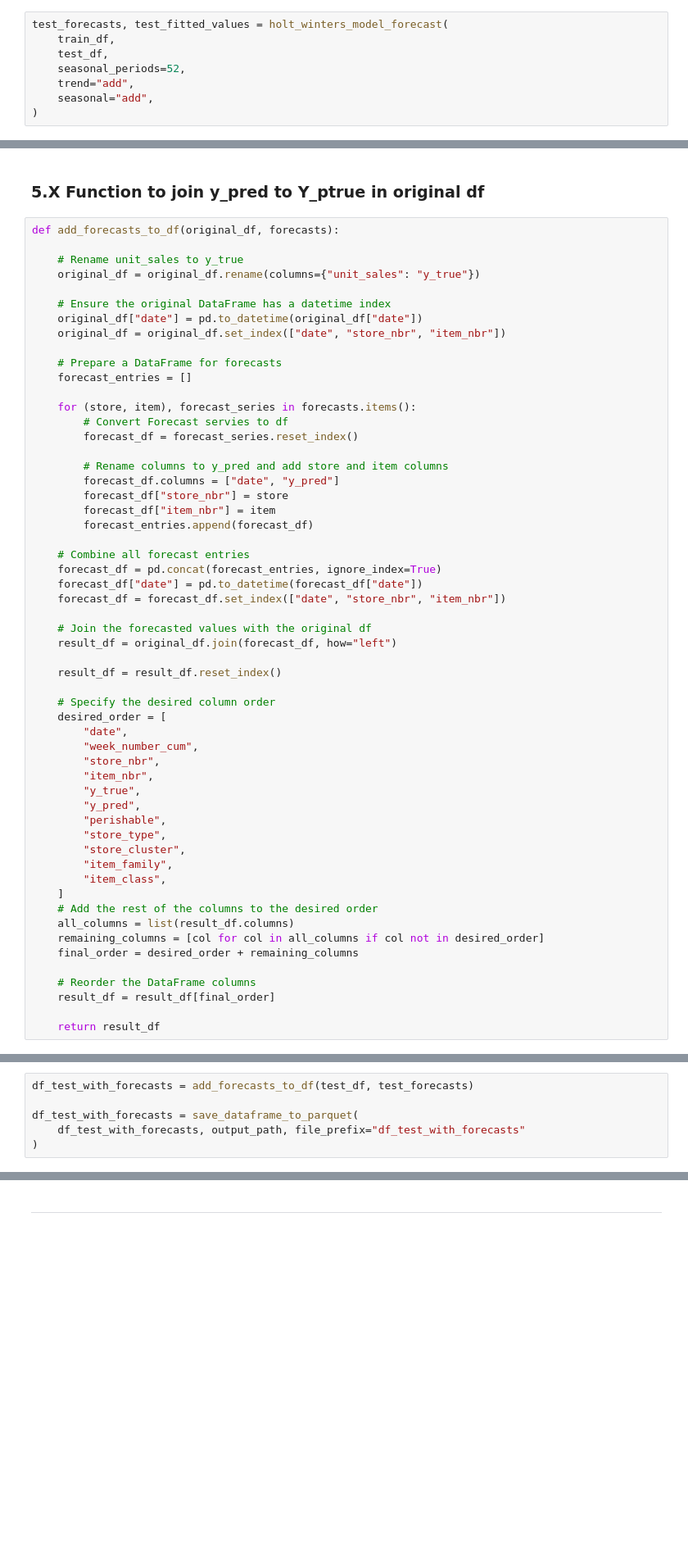
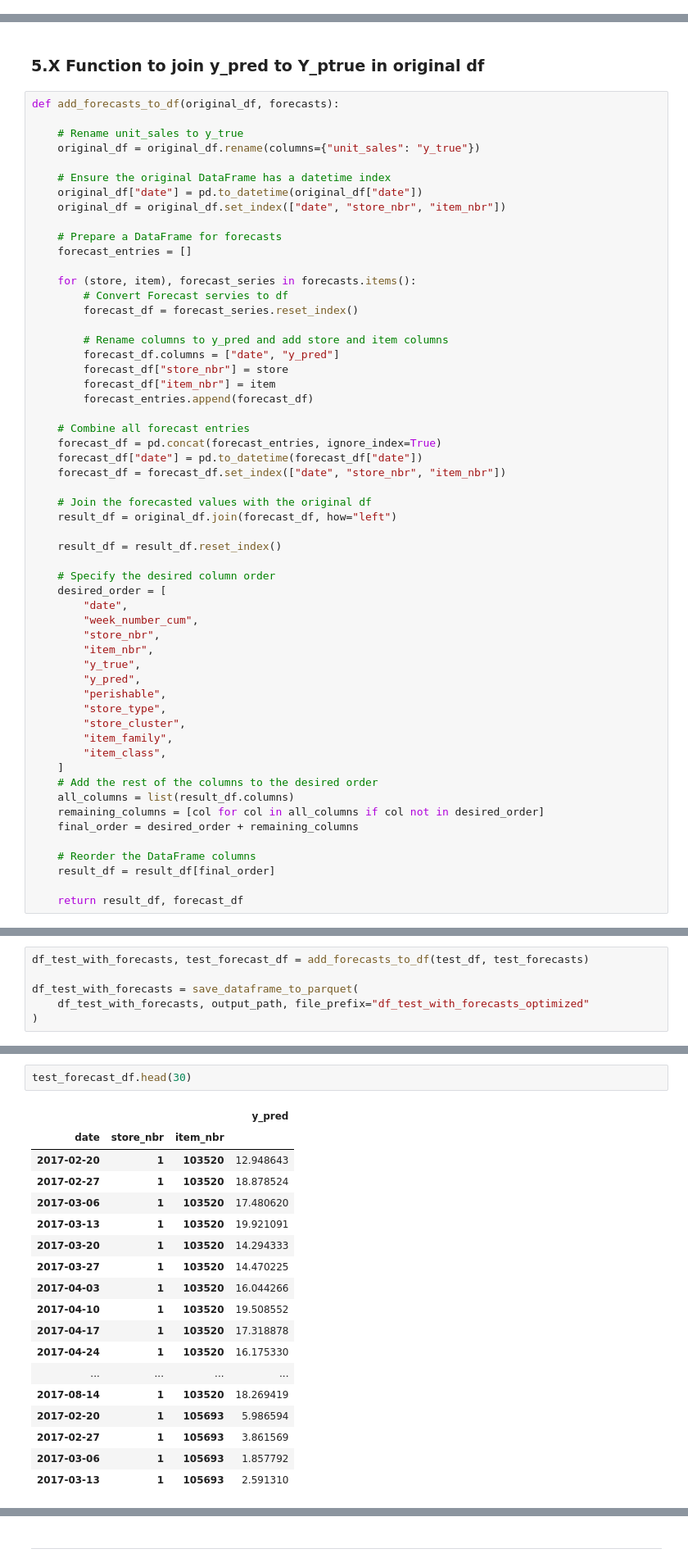
Before and after one commit to AFEngelage/Group4B, a Jupyter notebook: notebooks/2024 10 30 - Split and Model Pipeline - Holt-Winters.ipynb, the cells around one changed output, grey strips where cells are left out. Shown: that part at 82% size. Cells and saved outputs as stored; diff of their text form; blank space fills up the shorter version.

```diff
--- a/notebooks/2024 10 30 - Split and Model Pipeline - Holt-Winters.ipynb
+++ b/notebooks/2024 10 30 - Split and Model Pipeline - Holt-Winters.ipynb
@@ -583,8 +681,0 @@ val_forecasts, val_fitted_values = holt_winters_model_forecast(
-# %%
-test_forecasts, test_fitted_values = holt_winters_model_forecast(
-    train_df,
-    test_df,
-    seasonal_periods=52,
-    trend="add",
-    seasonal="add",
-)
@@ -768,5 +956,5 @@ def add_forecasts_to_df(original_df, forecasts):
     # Reorder the DataFrame columns
     result_df = result_df[final_order]
 
-    return result_df
+    return result_df, forecast_df
 # %%
@@ -778,6 +966,6 @@ df_val_with_forecasts = save_dataframe_to_parquet(
 # %%
-df_test_with_forecasts = add_forecasts_to_df(test_df, test_forecasts)
+df_test_with_forecasts, test_forecast_df = add_forecasts_to_df(test_df, test_forecasts)
 
 df_test_with_forecasts = save_dataframe_to_parquet(
-    df_test_with_forecasts, output_path, file_prefix="df_test_with_forecasts"
+    df_test_with_forecasts, output_path, file_prefix="df_test_with_forecasts_optimized"
 )
@@ -783,0 +982,21 @@ df_test_with_forecasts = save_dataframe_to_parquet(
+# %%
+test_forecast_df.head(30)
+# %% [output]
+|  |  |  | y_pred |
+| date | store_nbr | item_nbr |  |
+| 2017-02-20 | 1 | 103520 | 12.948643 |
+| 2017-02-27 | 1 | 103520 | 18.878524 |
+| 2017-03-06 | 1 | 103520 | 17.480620 |
+| 2017-03-13 | 1 | 103520 | 19.921091 |
+| 2017-03-20 | 1 | 103520 | 14.294333 |
+| 2017-03-27 | 1 | 103520 | 14.470225 |
+| 2017-04-03 | 1 | 103520 | 16.044266 |
+| 2017-04-10 | 1 | 103520 | 19.508552 |
+| 2017-04-17 | 1 | 103520 | 17.318878 |
+| 2017-04-24 | 1 | 103520 | 16.175330 |
+| ... | ... | ... | ... |
+| 2017-08-14 | 1 | 103520 | 18.269419 |
+| 2017-02-20 | 1 | 105693 | 5.986594 |
+| 2017-02-27 | 1 | 105693 | 3.861569 |
+| 2017-03-06 | 1 | 105693 | 1.857792 |
+| 2017-03-13 | 1 | 105693 | 2.591310 |
```
Also changed, not shown: parts of 49 cells of this notebook.
